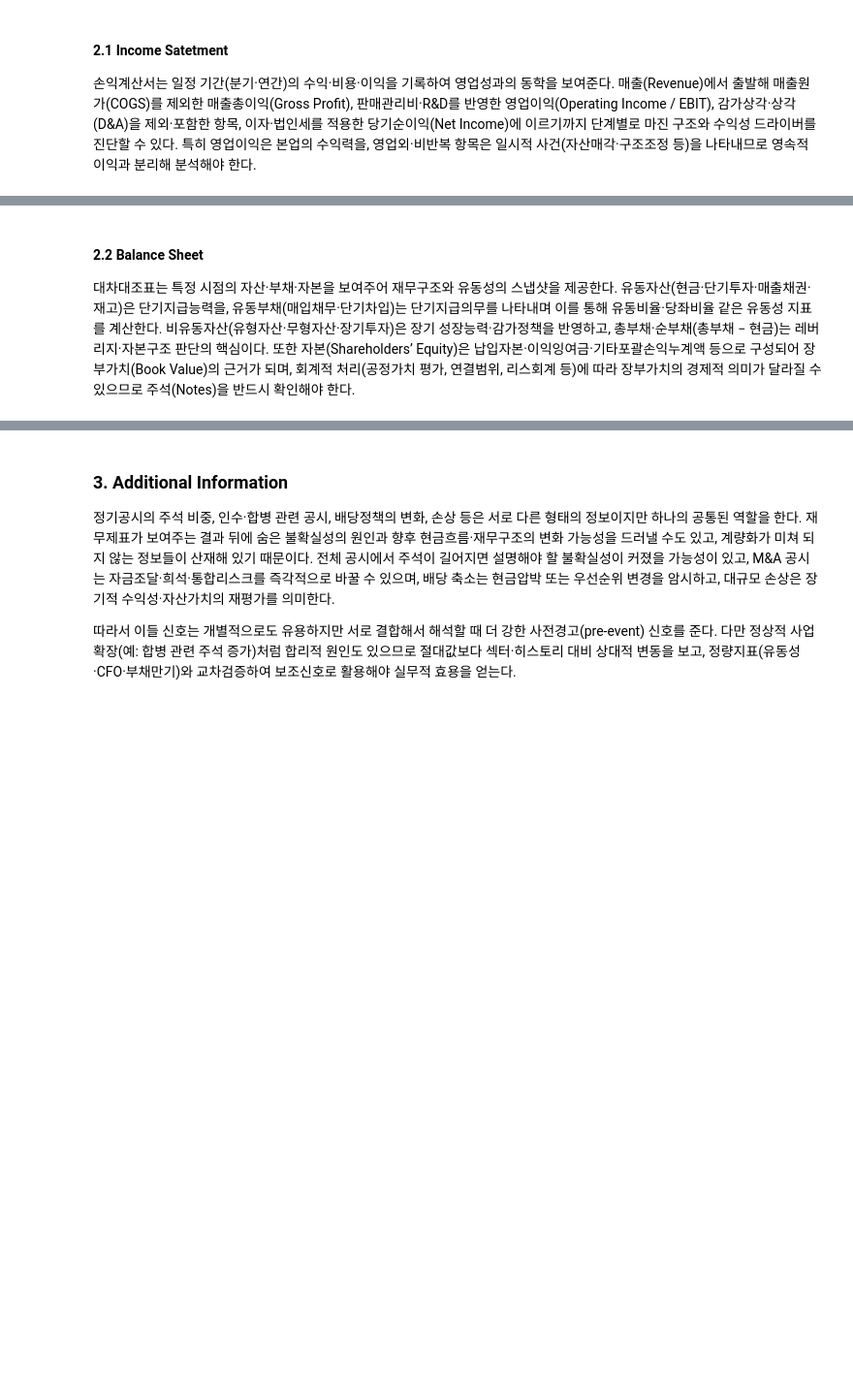
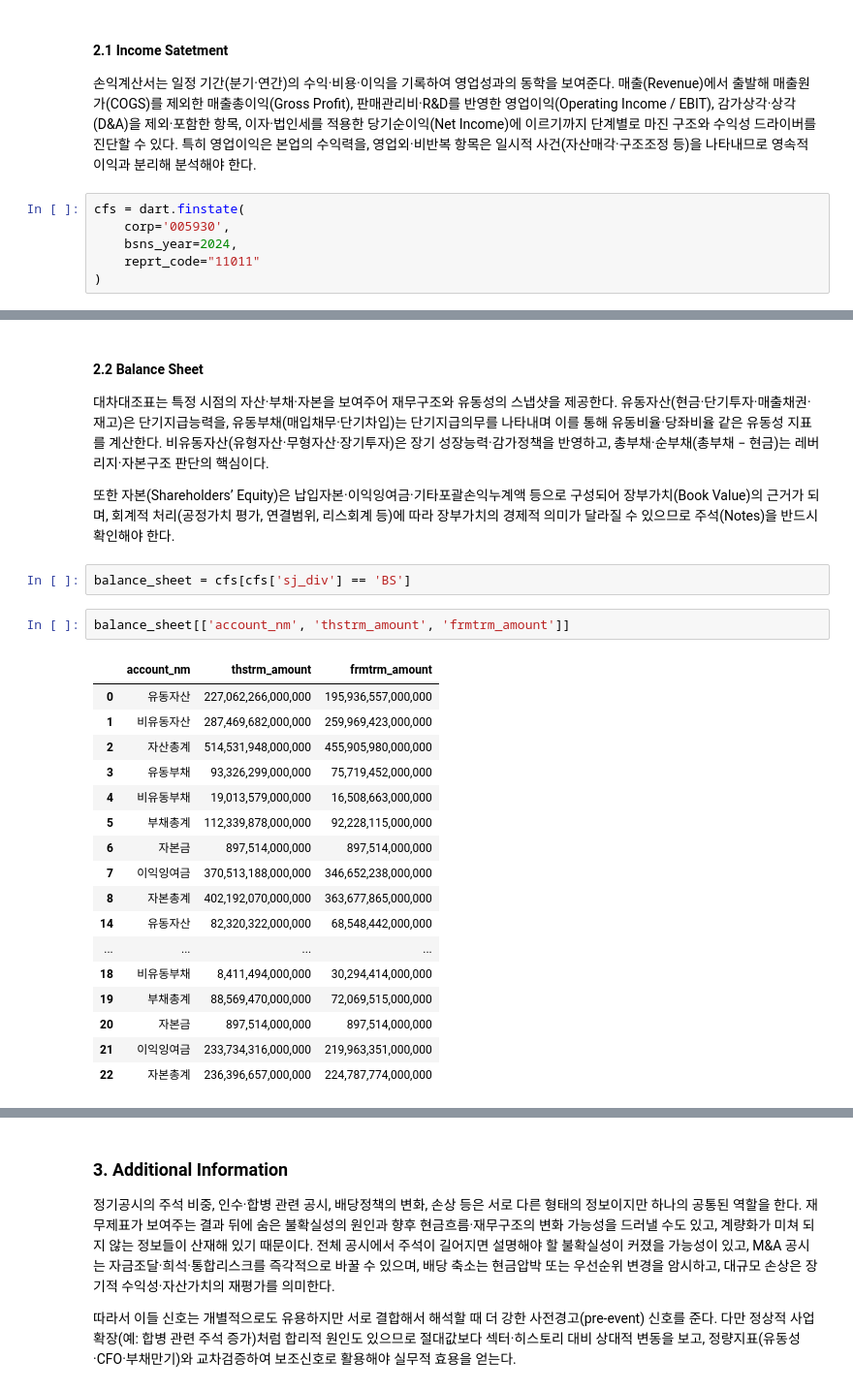
Before and after one commit to Tommylee1013/QuantitativeManagement, a Jupyter notebook: Notebook/02 Financials, GICS Sectors/01 Financial Statement Data.ipynb, the cells around one changed output, grey strips where cells are left out. Shown: that part at 97% size. Saved outputs shown, nothing was run; the diff lists cells and outputs as text; blank space fills up the shorter version.

```diff
--- a/Notebook/02 Financials, GICS Sectors/01 Financial Statement Data.ipynb
+++ b/Notebook/02 Financials, GICS Sectors/01 Financial Statement Data.ipynb
@@ -108,3 +108,9 @@ def fetch_concept_df(cik: str, taxonomy: str, concept: str, unit: str = "USD") -
 #### 2.1 Income Satetment
 
 손익계산서는 일정 기간(분기·연간)의 수익·비용·이익을 기록하여 영업성과의 동학을 보여준다. 매출(Revenue)에서 출발해 매출원가(COGS)를 제외한 매출총이익(Gross Profit), 판매관리비·R&D를 반영한 영업이익(Operating Income / EBIT), 감가상각·상각(D&A)을 제외·포함한 항목, 이자·법인세를 적용한 당기순이익(Net Income)에 이르기까지 단계별로 마진 구조와 수익성 드라이버를 진단할 수 있다. 특히 영업이익은 본업의 수익력을, 영업외·비반복 항목은 일시적 사건(자산매각·구조조정 등)을 나타내므로 영속적 이익과 분리해 분석해야 한다.
+# %%
+cfs = dart.finstate(
+    corp='005930',
+    bsns_year=2024,
+    reprt_code="11011"
+)
@@ -111,7 +137,31 @@ def fetch_concept_df(cik: str, taxonomy: str, concept: str, unit: str = "USD") -
 # %% [markdown]
 #### 2.2 Balance Sheet
 
-대차대조표는 특정 시점의 자산·부채·자본을 보여주어 재무구조와 유동성의 스냅샷을 제공한다. 유동자산(현금·단기투자·매출채권·재고)은 단기지급능력을, 유동부채(매입채무·단기차입)는 단기지급의무를 나타내며 이를 통해 유동비율·당좌비율 같은 유동성 지표를 계산한다. 비유동자산(유형자산·무형자산·장기투자)은 장기 성장능력·감가정책을 반영하고, 총부채·순부채(총부채 − 현금)는 레버리지·자본구조 판단의 핵심이다. 또한 자본(Shareholders’ Equity)은 납입자본·이익잉여금·기타포괄손익누계액 등으로 구성되어 장부가치(Book Value)의 근거가 되며, 회계적 처리(공정가치 평가, 연결범위, 리스회계 등)에 따라 장부가치의 경제적 의미가 달라질 수 있으므로 주석(Notes)을 반드시 확인해야 한다.
+대차대조표는 특정 시점의 자산·부채·자본을 보여주어 재무구조와 유동성의 스냅샷을 제공한다. 유동자산(현금·단기투자·매출채권·재고)은 단기지급능력을, 유동부채(매입채무·단기차입)는 단기지급의무를 나타내며 이를 통해 유동비율·당좌비율 같은 유동성 지표를 계산한다. 비유동자산(유형자산·무형자산·장기투자)은 장기 성장능력·감가정책을 반영하고, 총부채·순부채(총부채 − 현금)는 레버리지·자본구조 판단의 핵심이다.
+
+또한 자본(Shareholders’ Equity)은 납입자본·이익잉여금·기타포괄손익누계액 등으로 구성되어 장부가치(Book Value)의 근거가 되며, 회계적 처리(공정가치 평가, 연결범위, 리스회계 등)에 따라 장부가치의 경제적 의미가 달라질 수 있으므로 주석(Notes)을 반드시 확인해야 한다.
+# %%
+balance_sheet = cfs[cfs['sj_div'] == 'BS']
+# %%
+balance_sheet[['account_nm', 'thstrm_amount', 'frmtrm_amount']]
+# %% [output]
+|  | account_nm | thstrm_amount | frmtrm_amount |
+| 0 | 유동자산 | 227,062,266,000,000 | 195,936,557,000,000 |
+| 1 | 비유동자산 | 287,469,682,000,000 | 259,969,423,000,000 |
+| 2 | 자산총계 | 514,531,948,000,000 | 455,905,980,000,000 |
+| 3 | 유동부채 | 93,326,299,000,000 | 75,719,452,000,000 |
+| 4 | 비유동부채 | 19,013,579,000,000 | 16,508,663,000,000 |
+| 5 | 부채총계 | 112,339,878,000,000 | 92,228,115,000,000 |
+| 6 | 자본금 | 897,514,000,000 | 897,514,000,000 |
+| 7 | 이익잉여금 | 370,513,188,000,000 | 346,652,238,000,000 |
+| 8 | 자본총계 | 402,192,070,000,000 | 363,677,865,000,000 |
+| 14 | 유동자산 | 82,320,322,000,000 | 68,548,442,000,000 |
+| ... | ... | ... | ... |
+| 18 | 비유동부채 | 8,411,494,000,000 | 30,294,414,000,000 |
+| 19 | 부채총계 | 88,569,470,000,000 | 72,069,515,000,000 |
+| 20 | 자본금 | 897,514,000,000 | 897,514,000,000 |
+| 21 | 이익잉여금 | 233,734,316,000,000 | 219,963,351,000,000 |
+| 22 | 자본총계 | 236,396,657,000,000 | 224,787,774,000,000 |
 # %% [markdown]
 #### 2.3 Cash Flow
 
```
Also changed, not shown: parts of 7 cells of this notebook, 1 other file.
